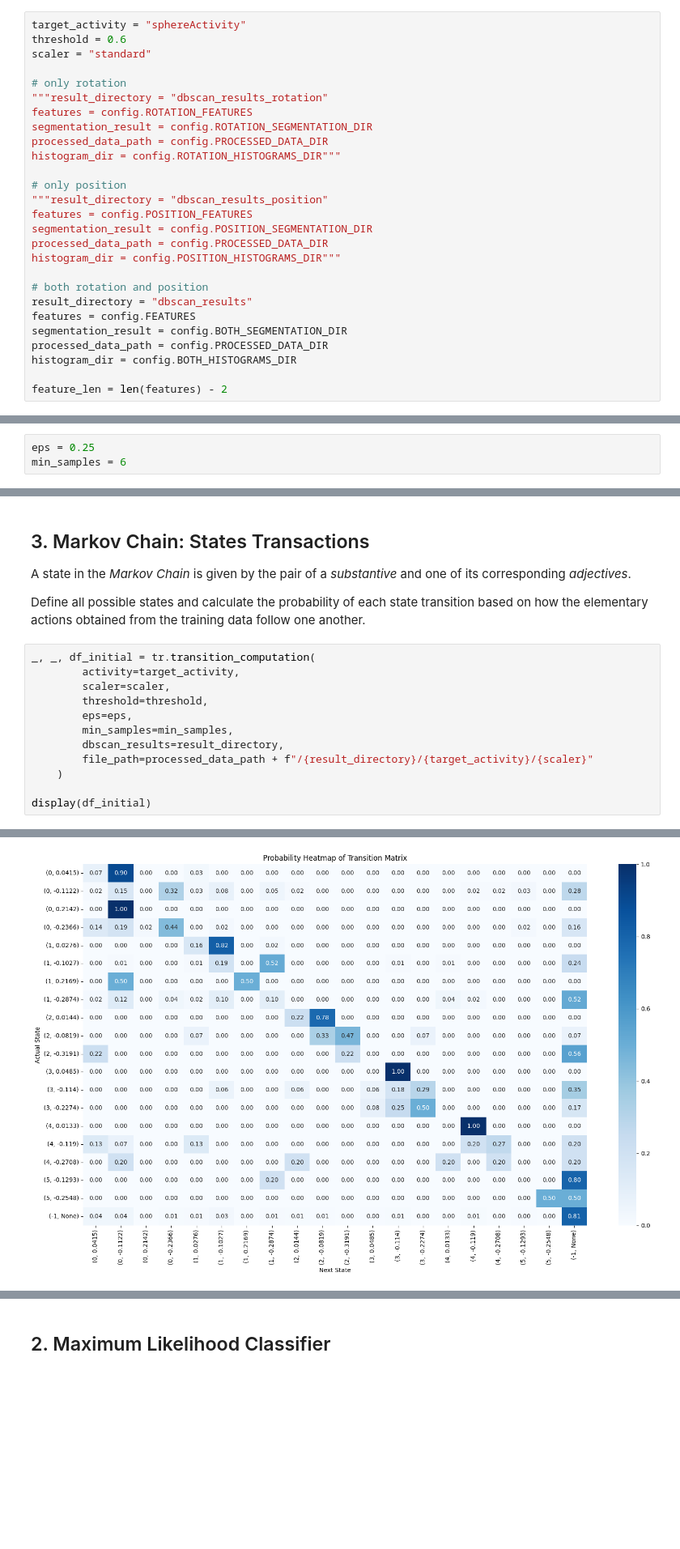
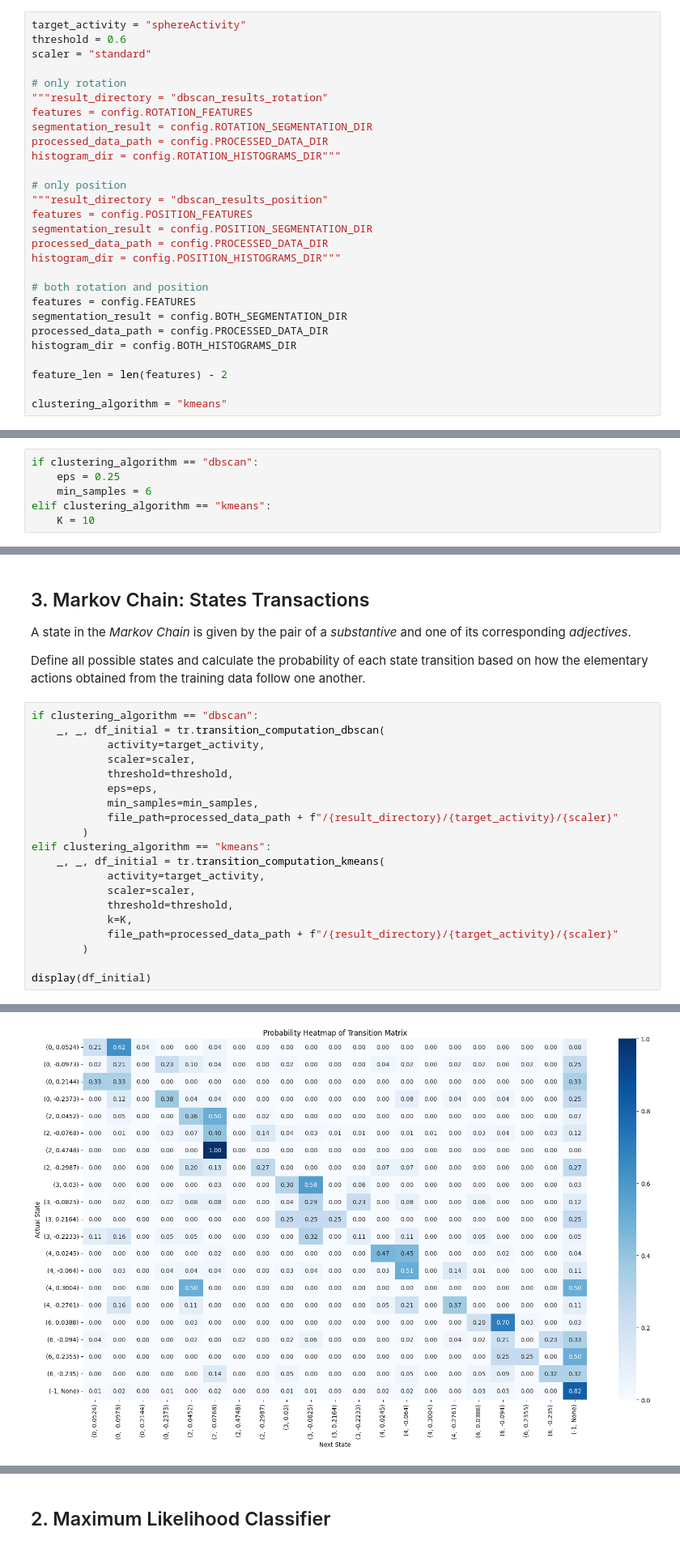
Before and after one commit to VSecLab/BioCRG, a Jupyter notebook: model_project/src/model.ipynb, the cells around one changed output, grey strips where cells are left out. Shown: that part at 81% size. Drawn from its saved outputs; the diff is of its cells as text; blank space fills up the shorter version.

```diff
--- a/model_project/src/model.ipynb
+++ b/model_project/src/model.ipynb
@@ -39,13 +41,14 @@ processed_data_path = config.PROCESSED_DATA_DIR
 histogram_dir = config.POSITION_HISTOGRAMS_DIR"""
 
 # both rotation and position
-result_directory = "dbscan_results"
 features = config.FEATURES
 segmentation_result = config.BOTH_SEGMENTATION_DIR
 processed_data_path = config.PROCESSED_DATA_DIR
 histogram_dir = config.BOTH_HISTOGRAMS_DIR
 
 feature_len = len(features) - 2
+
+clustering_algorithm = "kmeans"
 # %% [markdown]
 # Model Training
 
@@ -172,6 +205,9 @@ Length of DataFrame: 511
 
 Enter the chosen values for *eps* and *min_samples* (Step 2.2).
 # %%
-eps = 0.25
-min_samples = 6
+if clustering_algorithm == "dbscan":
+    eps = 0.25
+    min_samples = 6
+elif clustering_algorithm == "kmeans":
+    K = 10
 # %%
@@ -282,15 +352,23 @@ A state in the *Markov Chain* is given by the pair of a *substantive* and one of
 
 Define all possible states and calculate the probability of each state transition based on how the elementary actions obtained from the training data follow one another.
 # %%
-_, _, df_initial = tr.transition_computation(
-        activity=target_activity,
-        scaler=scaler,
-        threshold=threshold,
-        eps=eps,
-        min_samples=min_samples,
-        dbscan_results=result_directory,
-        file_path=processed_data_path + f"/{result_directory}/{target_activity}/{scaler}"
-    )
+if clustering_algorithm == "dbscan":
+    _, _, df_initial = tr.transition_computation_dbscan(
+            activity=target_activity,
+            scaler=scaler,
+            threshold=threshold,
+            eps=eps,
+            min_samples=min_samples,
+            file_path=processed_data_path + f"/{result_directory}/{target_activity}/{scaler}"
+        )
+elif clustering_algorithm == "kmeans":
+    _, _, df_initial = tr.transition_computation_kmeans(
+            activity=target_activity,
+            scaler=scaler,
+            threshold=threshold,
+            k=K,
+            file_path=processed_data_path + f"/{result_directory}/{target_activity}/{scaler}"
+        )
 
 display(df_initial)
 # %% [output]
@@ -299,2 +377,2 @@ display(df_initial)
 == Transition Probabilities: ==
-[figure, old version]
+[figure, new version]
```
Also changed, not shown: parts of 17 cells of this notebook, 15 other files.
